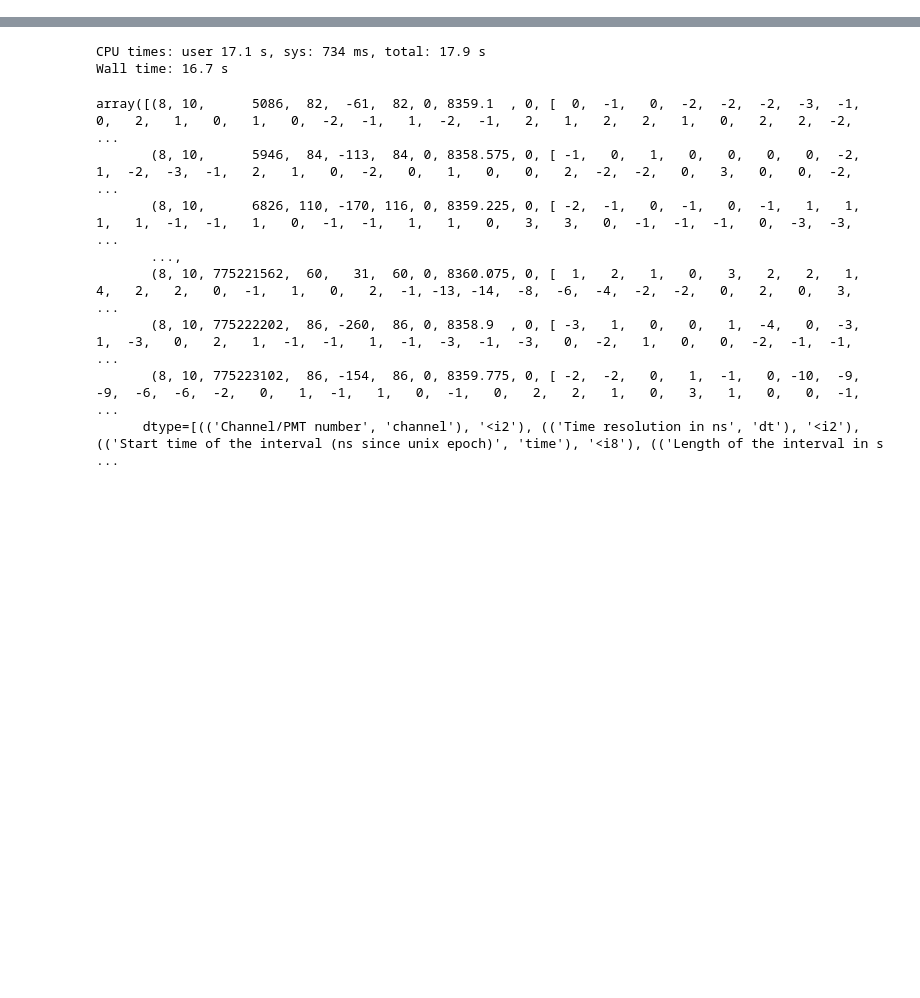
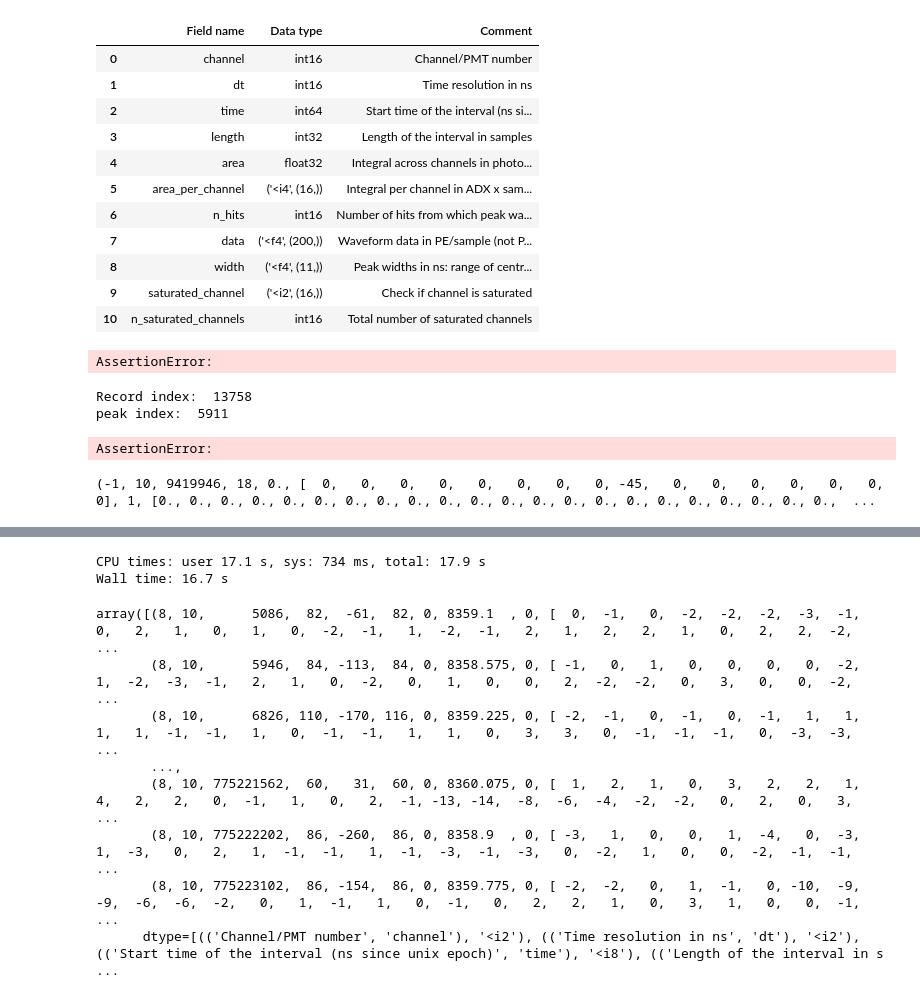
Before and after one commit to XAMS-nikhef/amstrax, a Jupyter notebook: notebooks/mongo_interface_test.ipynb, the cells around one changed output, grey strips where cells are left out. Cells and saved outputs as stored; diff of their text form; code cells hidden in the pictures; blank space fills up the shorter version.

Commit message:
Working on peak processing

```diff
--- a/notebooks/mongo_interface_test.ipynb
+++ b/notebooks/mongo_interface_test.ipynb
@@ -23,0 +30,15 @@ rr = st.get_array(run_id, 'raw_records')
+# %%
+st.data_info('peaks')
+# %% [output]
+|  | Field name | Data type | Comment |
+| 0 | channel | int16 | Channel/PMT number |
+| 1 | dt | int16 | Time resolution in ns |
+| 2 | time | int64 | Start time of the interval (ns si... |
+| 3 | length | int32 | Length of the interval in samples |
+| 4 | area | float32 | Integral across channels in photo... |
+| 5 | area_per_channel | ('<i4', (16,)) | Integral per channel in ADX x sam... |
+| 6 | n_hits | int16 | Number of hits from which peak wa... |
+| 7 | data | ('<f4', (200,)) | Waveform data in PE/sample (not P... |
+| 8 | width | ('<f4', (11,)) | Peak widths in ns: range of centr... |
+| 9 | saturated_channel | ('<i2', (16,)) | Check if channel is saturated |
+| 10 | n_saturated_channels | int16 | Total number of saturated channels |
@@ -23,0 +47,4 @@ rr = st.get_array(run_id, 'raw_records')
+# %%
+strax.sum_waveform(p, r, np.ones(16), n_channels=16)
+# %% [output]
+AssertionError:
@@ -23,0 +146,10 @@ rr = st.get_array(run_id, 'raw_records')
+# %%
+sum_waveform(p, r, np.ones(16), n_channels=16)
+# %% [output]
+Record index:  13758
+peak index:  5911
+AssertionError:
+# %%
+p[5911]
+# %% [output]
+(-1, 10, 9419946, 18, 0., [  0,   0,   0,   0,   0,   0,   0,   0, -45,   0,   0,   0,   0,   0,   0,   0], 1, [0., 0., 0., 0., 0., 0., 0., 0., 0., 0., 0., 0., 0., 0., 0., 0., 0., 0., 0., 0., 0., 0.,  ...
```
Also changed, not shown: parts of 30 cells of this notebook, 1 other file.
